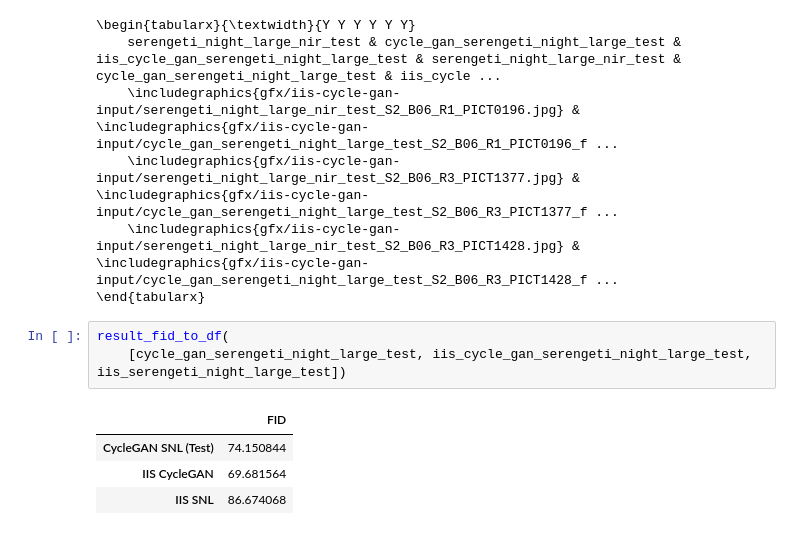
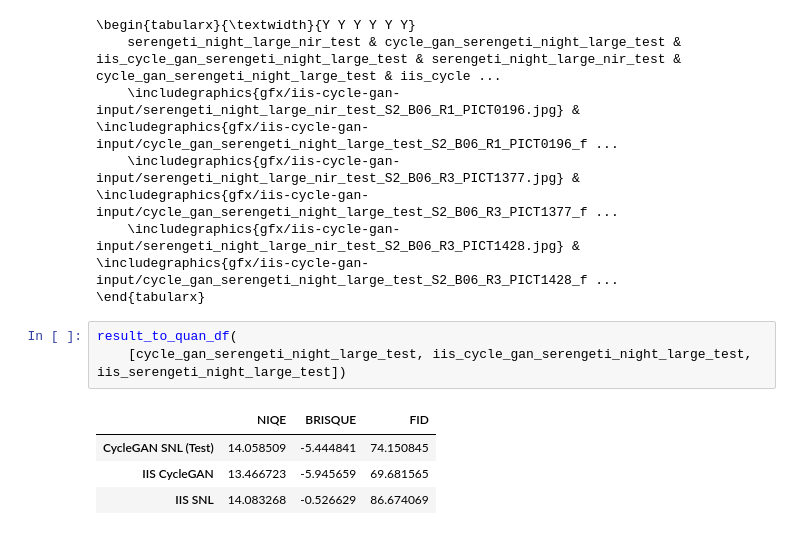
Before and after one commit to aykborstelmann/nir-coloring, a Jupyter notebook: nircoloring/evaluation/iis-with-cycle-gan-input.ipynb, the cells around one changed output. Saved outputs shown, nothing was run; the diff lists cells and outputs as text.

```diff
--- a/nircoloring/evaluation/iis-with-cycle-gan-input.ipynb
+++ b/nircoloring/evaluation/iis-with-cycle-gan-input.ipynb
@@ -44,11 +44,11 @@ print(tabular_definition)
     \includegraphics{gfx/iis-cycle-gan-input/serengeti_night_large_nir_test_S2_B06_R3_PICT1377.jpg} & \includegraphics{gfx/iis-cycle-gan-input/cycle_gan_serengeti_night_large_test_S2_B06_R3_PICT1377_f ...
     \includegraphics{gfx/iis-cycle-gan-input/serengeti_night_large_nir_test_S2_B06_R3_PICT1428.jpg} & \includegraphics{gfx/iis-cycle-gan-input/cycle_gan_serengeti_night_large_test_S2_B06_R3_PICT1428_f ...
 \end{tabularx}
-# %%
-result_fid_to_df(
-    [cycle_gan_serengeti_night_large_test, iis_cycle_gan_serengeti_night_large_test, iis_serengeti_night_large_test])
-# %% [output]
-|  | FID |
-| CycleGAN SNL (Test) | 74.150844 |
-| IIS CycleGAN | 69.681564 |
-| IIS SNL | 86.674068 |
+# %%
+result_to_quan_df(
+    [cycle_gan_serengeti_night_large_test, iis_cycle_gan_serengeti_night_large_test, iis_serengeti_night_large_test])
+# %% [output]
+|  | NIQE | BRISQUE | FID |
+| CycleGAN SNL (Test) | 14.058509 | -5.444841 | 74.150845 |
+| IIS CycleGAN | 13.466723 | -5.945659 | 69.681565 |
+| IIS SNL | 14.083268 | -0.526629 | 86.674069 |
```
Also changed, not shown: 5 other files.
